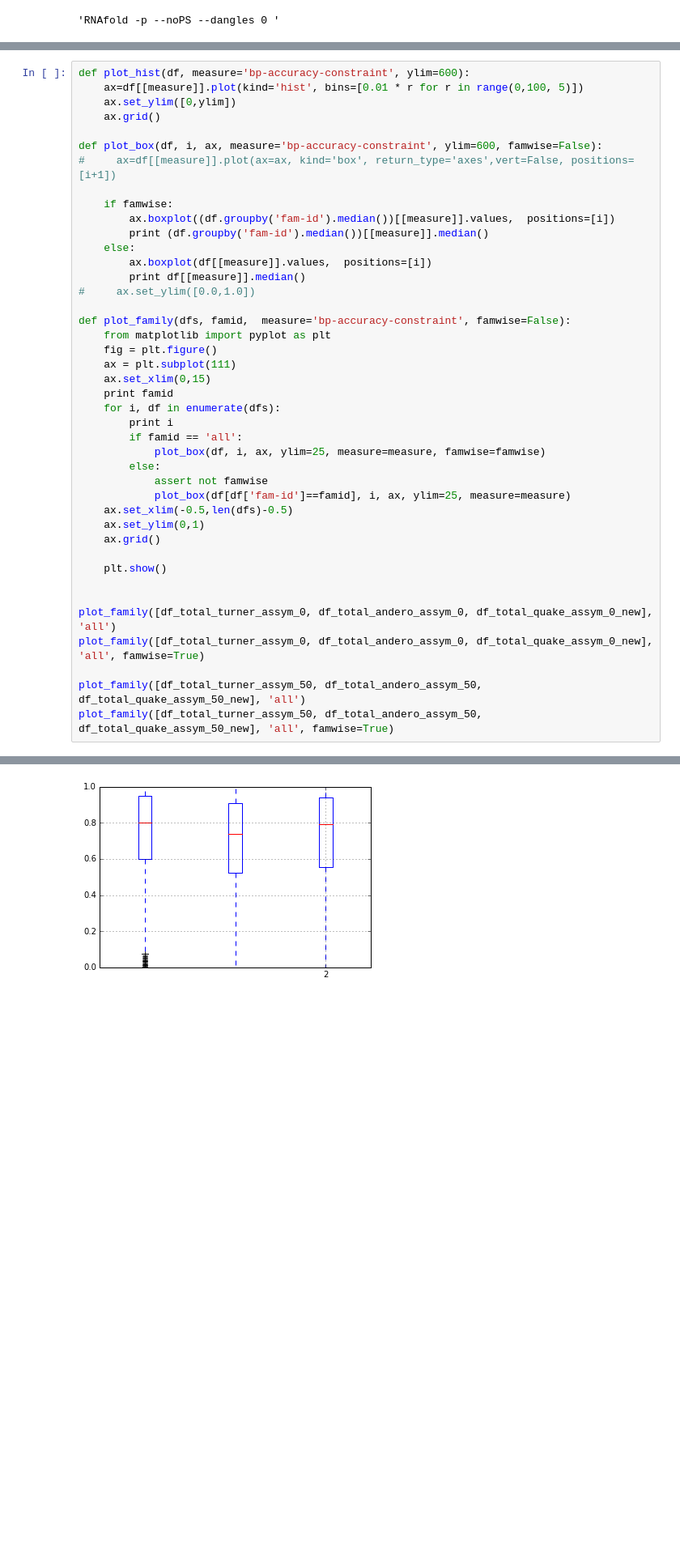
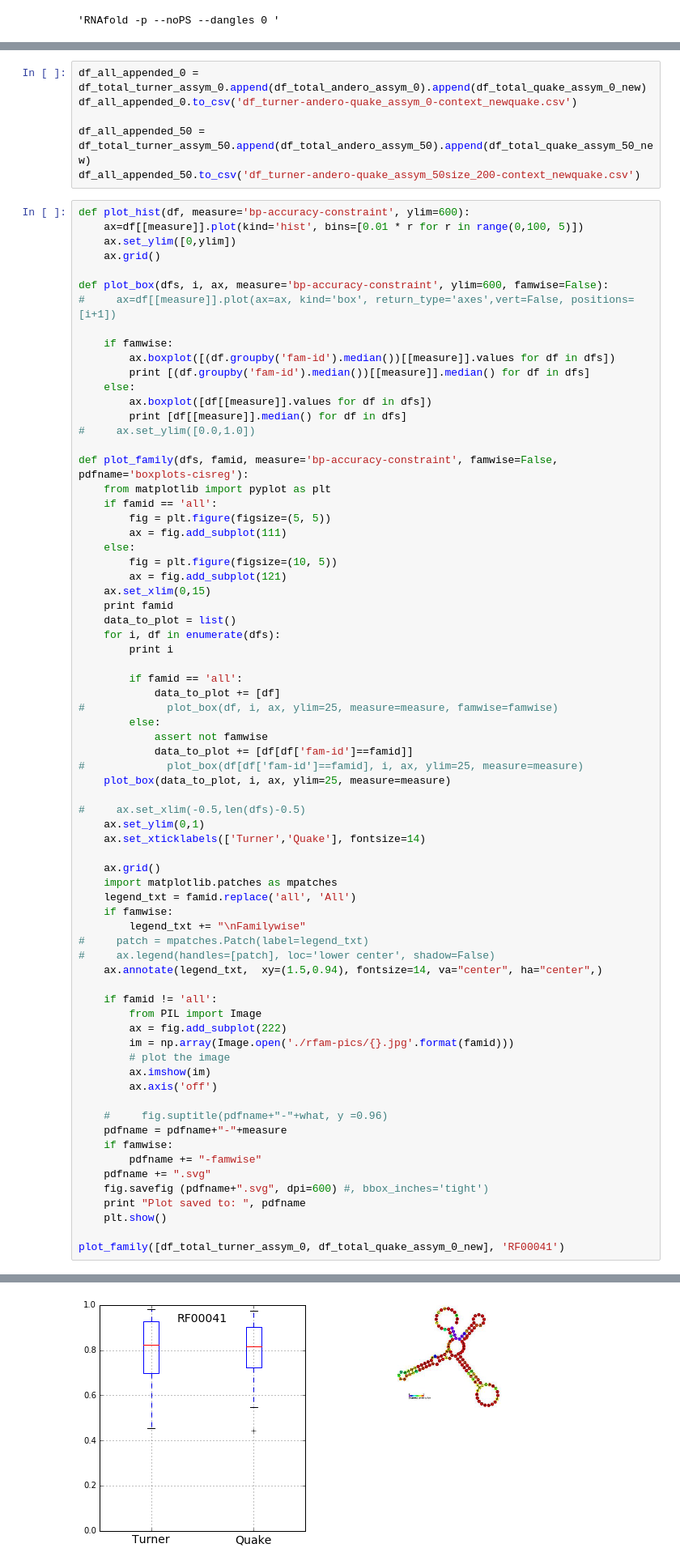
Before and after one commit to mmiladi/mmfold, a Jupyter notebook: cisreg/Benchmark-CisReg.ipynb, the cells around one changed output, grey strips where cells are left out. Shown at 81% size. Cells and saved outputs as stored; diff of their text form; blank space fills up the shorter version.

Commit message:
boxplots: rfam pics integrated, labeles and legends

```diff
--- a/cisreg/Benchmark-CisReg.ipynb
+++ b/cisreg/Benchmark-CisReg.ipynb
@@ -385,46 +385,81 @@ Number of sequences in .struct:  3
 /home/milad/DataBase/CisReg/Cis_include_genome2/RF01454/RF01454.filtered.clustal
 Number of sequences in alignment:  3
 AB034916.1/2-123 J04357.1/1-123 L07884.1/1-120
+# %%
+df_all_appended_0 = df_total_turner_assym_0.append(df_total_andero_assym_0).append(df_total_quake_assym_0_new)
+df_all_appended_0.to_csv('df_turner-andero-quake_assym_0-context_newquake.csv')
+
+df_all_appended_50 = df_total_turner_assym_50.append(df_total_andero_assym_50).append(df_total_quake_assym_50_new)
+df_all_appended_50.to_csv('df_turner-andero-quake_assym_50size_200-context_newquake.csv')
 # %%
 def plot_hist(df, measure='bp-accuracy-constraint', ylim=600):
     ax=df[[measure]].plot(kind='hist', bins=[0.01 * r for r in range(0,100, 5)])
     ax.set_ylim([0,ylim])
     ax.grid()
 
-def plot_box(df, i, ax, measure='bp-accuracy-constraint', ylim=600, famwise=False):
+def plot_box(dfs, i, ax, measure='bp-accuracy-constraint', ylim=600, famwise=False):
 #     ax=df[[measure]].plot(ax=ax, kind='box', return_type='axes',vert=False, positions=[i+1])
 
     if famwise:
-        ax.boxplot((df.groupby('fam-id').median())[[measure]].values,  positions=[i])
-        print (df.groupby('fam-id').median())[[measure]].median()
+        ax.boxplot([(df.groupby('fam-id').median())[[measure]].values for df in dfs])
+        print [(df.groupby('fam-id').median())[[measure]].median() for df in dfs]
     else:
-        ax.boxplot(df[[measure]].values,  positions=[i])
-        print df[[measure]].median()
+        ax.boxplot([df[[measure]].values for df in dfs])
+        print [df[[measure]].median() for df in dfs]
 #     ax.set_ylim([0.0,1.0])
 
-def plot_family(dfs, famid,  measure='bp-accuracy-constraint', famwise=False):
+def plot_family(dfs, famid, measure='bp-accuracy-constraint', famwise=False, pdfname='boxplots-cisreg'):
     from matplotlib import pyplot as plt
-    fig = plt.figure()
-    ax = plt.subplot(111)
+    if famid == 'all':
+        fig = plt.figure(figsize=(5, 5))
+        ax = fig.add_subplot(111)
+    else:
+        fig = plt.figure(figsize=(10, 5))
+        ax = fig.add_subplot(121)
     ax.set_xlim(0,15)
     print famid
+    data_to_plot = list()
     for i, df in enumerate(dfs):
         print i
+
         if famid == 'all':
-            plot_box(df, i, ax, ylim=25, measure=measure, famwise=famwise)
+            data_to_plot += [df]
+#             plot_box(df, i, ax, ylim=25, measure=measure, famwise=famwise)
         else:
             assert not famwise
-            plot_box(df[df['fam-id']==famid], i, ax, ylim=25, measure=measure)
-    ax.set_xlim(-0.5,len(dfs)-0.5)
+            data_to_plot += [df[df['fam-id']==famid]]
+#             plot_box(df[df['fam-id']==famid], i, ax, ylim=25, measure=measure)
+    plot_box(data_to_plot, i, ax, ylim=25, measure=measure)
+
+#     ax.set_xlim(-0.5,len(dfs)-0.5)
     ax.set_ylim(0,1)
+    ax.set_xticklabels(['Turner','Quake'], fontsize=14)
+
     ax.grid()
+    import matplotlib.patches as mpatches
+    legend_txt = famid.replace('all', 'All')
+    if famwise:
+        legend_txt += "\nFamilywise"
+#     patch = mpatches.Patch(label=legend_txt)
+#     ax.legend(handles=[patch], loc='lower center', shadow=False)
+    ax.annotate(legend_txt,  xy=(1.5,0.94), fontsize=14, va="center", ha="center",)
 
+    if famid != 'all':
+        from PIL import Image
+        ax = fig.add_subplot(222)
+        im = np.array(Image.open('./rfam-pics/{}.jpg'.format(famid)))
+        # plot the image
+        ax.imshow(im)
+        ax.axis('off')
+
+    #     fig.suptitle(pdfname+"-"+what, y =0.96)
+    pdfname = pdfname+"-"+measure
+    if famwise:
+        pdfname += "-famwise"
+    pdfname += ".svg"
+    fig.savefig (pdfname+".svg", dpi=600) #, bbox_inches='tight')
+    print "Plot saved to: ", pdfname
     plt.show()
 
-
-plot_family([df_total_turner_assym_0, df_total_andero_assym_0, df_total_quake_assym_0_new], 'all')
-plot_family([df_total_turner_assym_0, df_total_andero_assym_0, df_total_quake_assym_0_new], 'all', famwise=True)
-
-plot_family([df_total_turner_assym_50, df_total_andero_assym_50, df_total_quake_assym_50_new], 'all')
-plot_family([df_total_turner_assym_50, df_total_andero_assym_50, df_total_quake_assym_50_new], 'all', famwise=True)
+plot_family([df_total_turner_assym_0, df_total_quake_assym_0_new], 'RF00041')
 # %% [output]
@@ -441 +473 @@ dtype: float64
-[figure, old version]
+[figure, new version]
```
Also changed, not shown: parts of 7 cells of this notebook, 32 other files.
